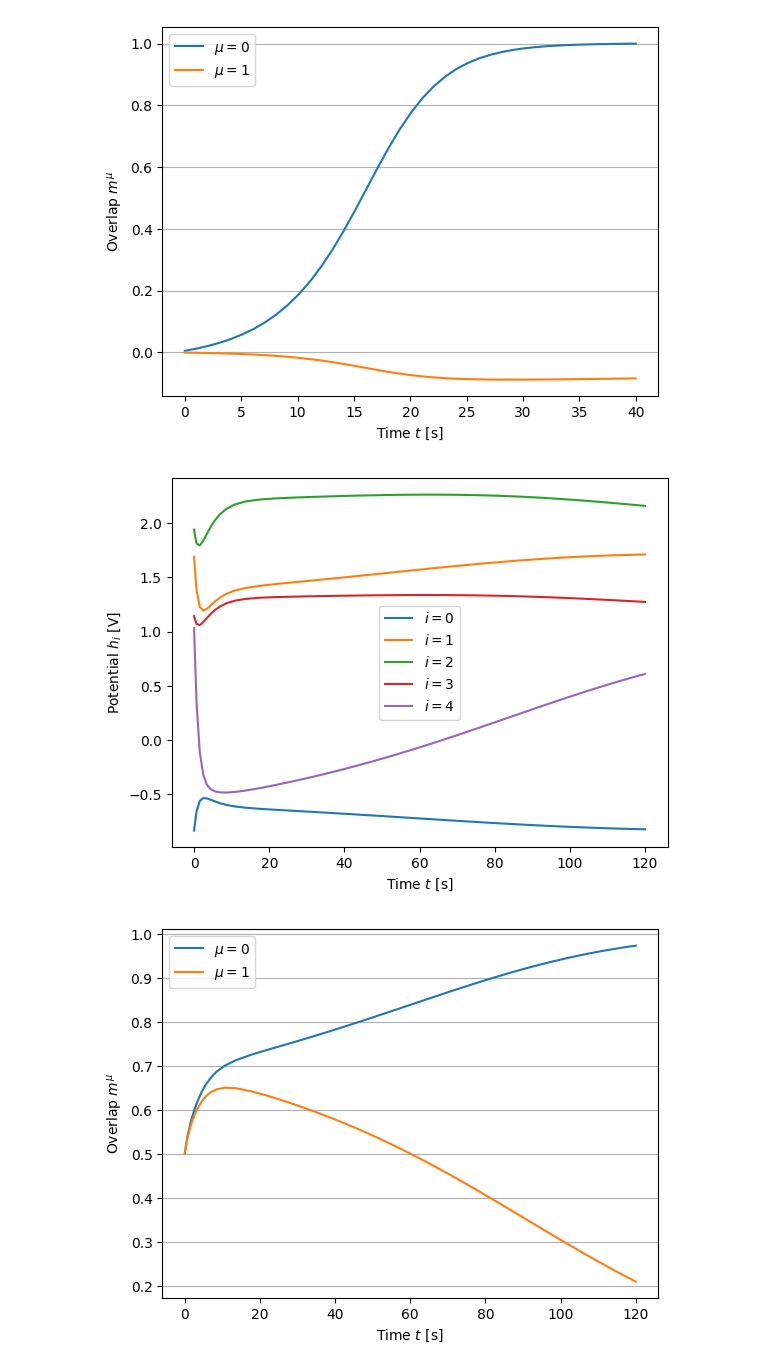
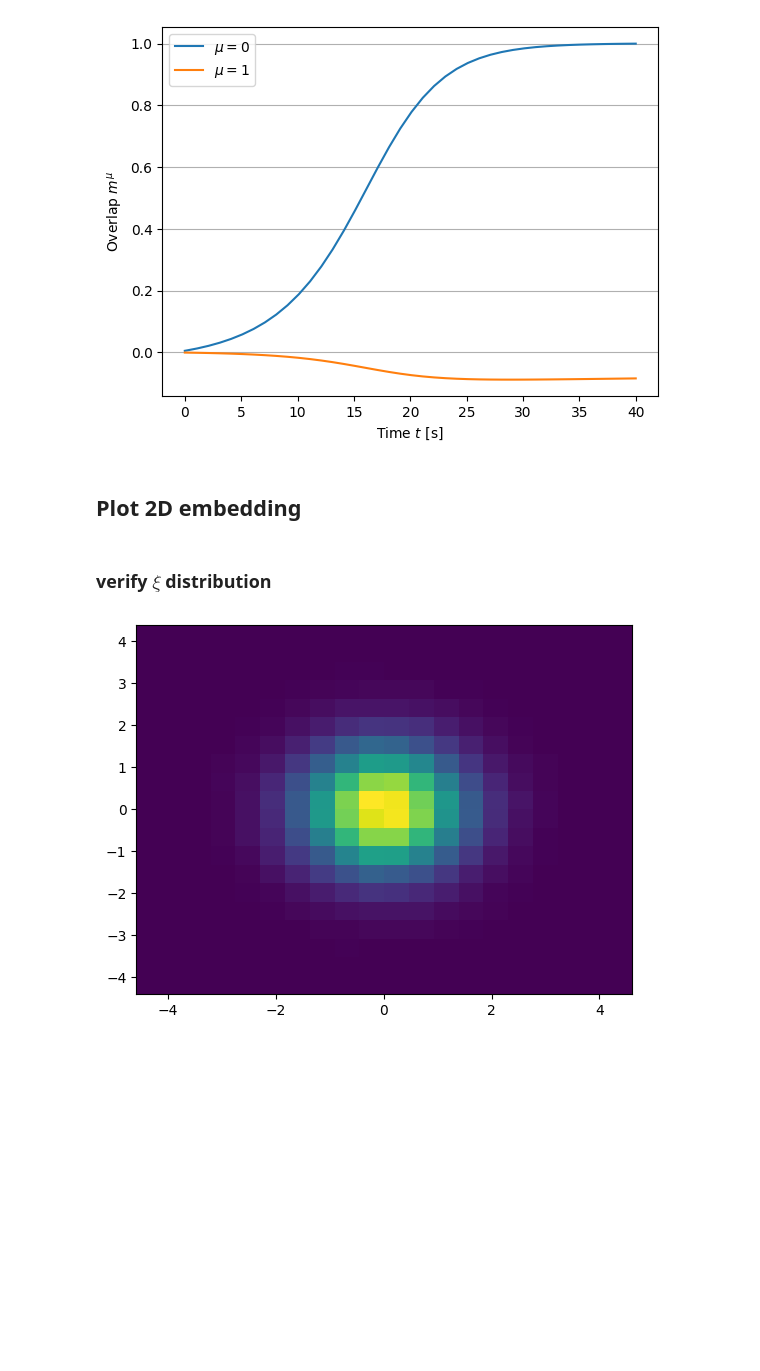
Before and after one commit to ninivert/lcnthesis, a Jupyter notebook: notebooks/embedding_d=2.ipynb, the cells around one changed output. Cells and saved outputs as stored; diff of their text form; code cells hidden in the pictures; blank space fills up the shorter version.

```diff
--- a/notebooks/embedding_d=2.ipynb
+++ b/notebooks/embedding_d=2.ipynb
@@ -42,12 +57,12 @@ plot_overlap_trajectory(rnn, res);
 # %% [output]
 [figure]
 [figure]
-# %%
-# half neurons in pattern 0, half neurons in pattern 1
-res = rnn.simulate_h(np.concatenate([rnn.F[:rnn.N//2, 0], rnn.F[rnn.N//2:, 1]]), (0, 120), dt_max=5, progress=True)
-plot_neuron_trajectory(res);
-plot_overlap_trajectory(rnn, res);
-# hypothesis : mu = 0 "wins" because its dh(xi) histogram is a lot tighter
-# %% [output]
-[figure, removed]
-[figure, removed]
+# %% [markdown]
+## Plot 2D embedding
+# %% [markdown]
+### verify $\xi$ distribution
+# %%
+# quickly verify distribution of xi
+plt.hist2d(rnn.F[:, 0], rnn.F[:, 1], bins=20);
+# %% [output]
+[figure, added]
```
Also changed, not shown: parts of 16 cells of this notebook, 2 other files.
